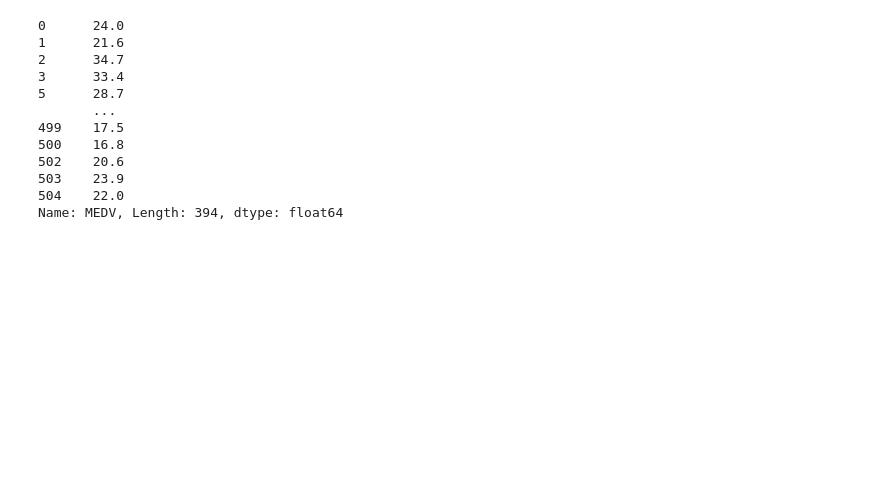
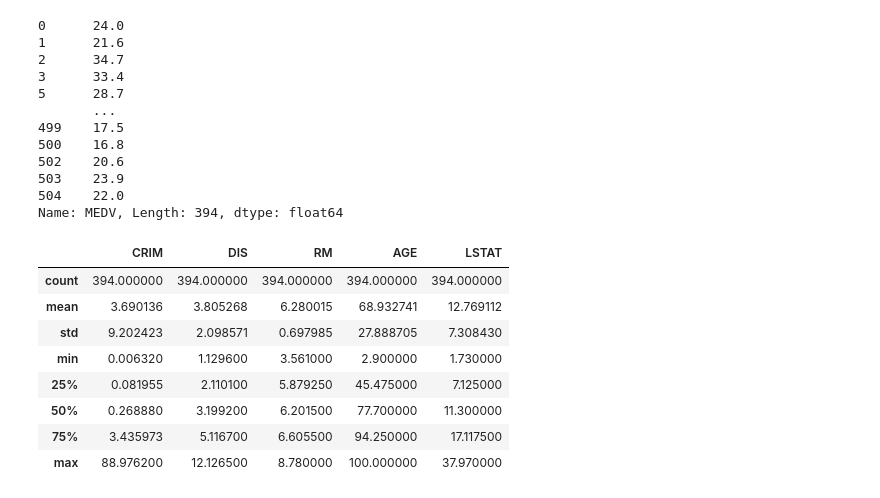
Before and after one commit to Astroworld97/CS574FinalProject, a Jupyter notebook: boston_model.ipynb, the cells around one changed output. Drawn from its saved outputs; the diff is of its cells as text; code cells hidden in the pictures; blank space fills up the shorter version.

```diff
--- a/boston_model.ipynb
+++ b/boston_model.ipynb
@@ -122,3 +131,19 @@ y
 503    23.9
 504    22.0
 Name: MEDV, Length: 394, dtype: float64
+# %%
+boston_features = ['CRIM','DIS','RM','AGE','LSTAT']
+# %%
+X = boston_data[boston_features]
+# %%
+X.describe()
+# %% [output]
+|  | CRIM | DIS | RM | AGE | LSTAT |
+| count | 394.000000 | 394.000000 | 394.000000 | 394.000000 | 394.000000 |
+| mean | 3.690136 | 3.805268 | 6.280015 | 68.932741 | 12.769112 |
+| std | 9.202423 | 2.098571 | 0.697985 | 27.888705 | 7.308430 |
+| min | 0.006320 | 1.129600 | 3.561000 | 2.900000 | 1.730000 |
+| 25% | 0.081955 | 2.110100 | 5.879250 | 45.475000 | 7.125000 |
+| 50% | 0.268880 | 3.199200 | 6.201500 | 77.700000 | 11.300000 |
+| 75% | 3.435973 | 5.116700 | 6.605500 | 94.250000 | 17.117500 |
+| max | 88.976200 | 12.126500 | 8.780000 | 100.000000 | 37.970000 |
```
Also changed, not shown: parts of 12 cells of this notebook.
